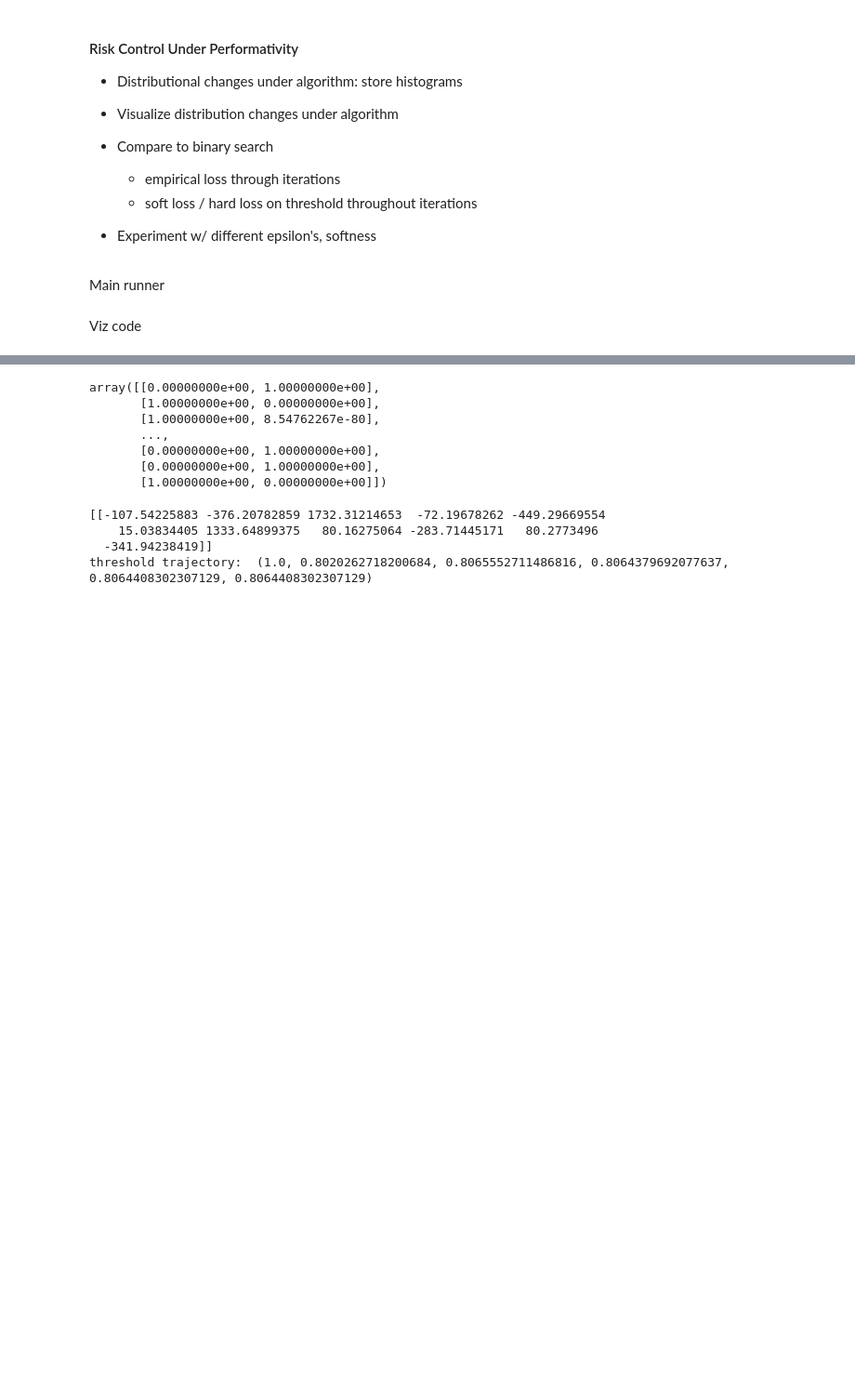
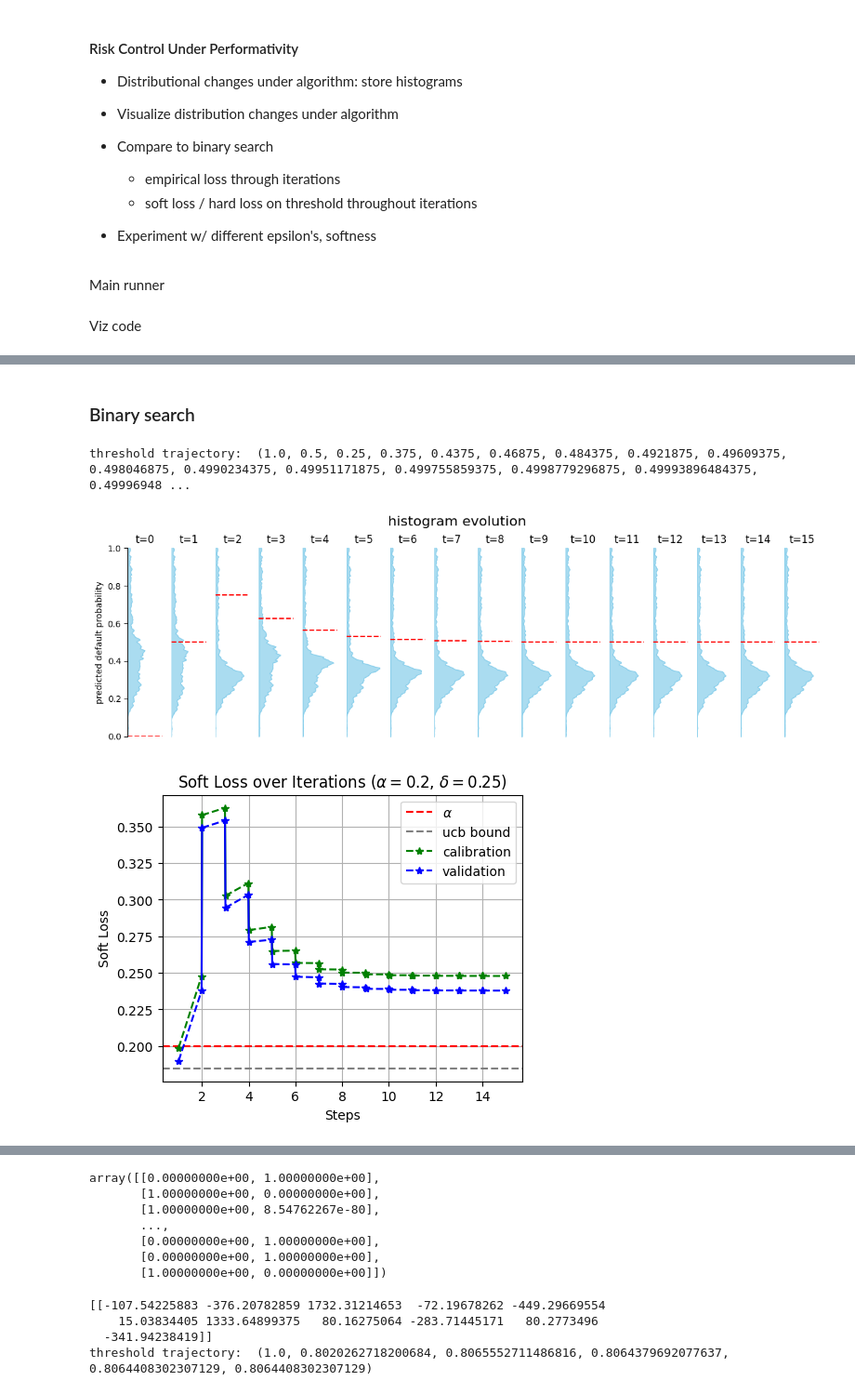
Before and after one commit to livctr/rcpp, a Jupyter notebook: credit-scoring/rcpp.ipynb, the cells around one changed output, grey strips where cells are left out. Shown at 93% size. Cells and saved outputs as stored; diff of their text form; code cells hidden in the pictures; blank space fills up the shorter version.

```diff
--- a/credit-scoring/rcpp.ipynb
+++ b/credit-scoring/rcpp.ipynb
@@ -215,6 +215,11 @@ def run_iters(soft_loss: SoftLoss, thresh_updater: ThreshUpdater, features_updat
     random_state: random seed for splitting data
     method: 'ubc' or 'bin_search'
     """
+
+    def get_loss_and_type_II_error(Y, Y_proba_iter, thresh):
+        loss = soft_loss(Y, Y_proba_iter, thresh)
+        t2_error = type_II_error(Y, Y_proba_iter > thresh)
+        return loss, t2_error
 
     thresh = thresh_init
 
@@ -245,20 +250,19 @@ def run_iters(soft_loss: SoftLoss, thresh_updater: ThreshUpdater, features_updat
 
         # Evaluate to get empirical risk on cal set and a proxy for population risk (using updated thresh)
         # Assume ground truth doesn't change
-        loss_val = soft_loss(Y_val, Y_val_proba_iter, thresh_new)
-        loss_cal = soft_loss(Y_cal, Y_cal_proba_iter, thresh_new)
-        type_II_error_val = type_II_error(Y_val, Y_val_proba_iter > thresh_new)
-        type_II_error_cal = type_II_error(Y_cal, Y_cal_proba_iter > thresh_new)
+        perf = {}
+        for t_, suffix_ in zip([thresh, thresh_new], ["", "_new"]):
+            perf["loss_cal" + suffix_], perf["t2_error_cal" + suffix_] = get_loss_and_type_II_error(Y_cal, Y_cal_proba_iter, t_)
+            perf["loss_val" + suffix_], perf["t2_error_val" + suffix_] = get_loss_and_type_II_error(Y_val, Y_val_proba_iter, t_)
 
-        thresh_updater.update_postdeploy(loss_cal > args.alpha)
+        thresh_updater.update_postdeploy(perf['loss_cal'] > args.alpha)
         thresh = thresh_new
 
         # Log
-        logger.update(iter+1,
-                      {"loss_val": loss_val, "loss_cal": loss_cal,
-                      "type_II_error_val": type_II_error_val, "type_II_error_cal": type_II_error_cal,
-                      "Y_cal_proba": Y_cal_proba_iter, "Y_val_proba": Y_val_proba_iter, "Y_cal": Y_cal, "Y_val": Y_val,
-                      "thresh": thresh})
+        log = {"Y_cal_proba": Y_cal_proba_iter, "Y_val_proba": Y_val_proba_iter, "Y_cal": Y_cal, "Y_val": Y_val,
+                "thresh": thresh}
+        log.update(perf)
+        logger.update(iter+1, log)
 
     return logger
 # %% [markdown]
@@ -408,0 +499,24 @@ def plot_histogram_evolution(logger, title='histogram evolution', window=(0, 1))
+# %% [markdown]
+### Binary search
+# %%
+args.loss_softness = 10
+args.epsilon = 100
+
+random_state = 100
+soft_loss = SoftLoss(args.loss_softness)
+thresh_updater = BinaryThreshUpdater(0, 1)
+features_updater = SoftUtilityFeaturesUpdater(model, strat_features, args.epsilon, utility_softness=args.utility_softness)
+results = run_iters(soft_loss, thresh_updater, features_updater, model,
+                    X_cv, Y_cv, args, random_state=random_state, total_iter=15)
+
+steps, Y_cal_proba = results.get_data("Y_cal_proba")
+_, Y_cal = results.get_data("Y_cal")
+_, threshs = results.get_data("thresh")
+print("threshold trajectory: ", threshs)
+
+plot_histogram_evolution(results, title='histogram evolution', window=(0,1))
+show_loss_over_iter(results, args.alpha, args.delta, n=len(Y_cal[0]))
+# %% [output]
+threshold trajectory:  (1.0, 0.5, 0.25, 0.375, 0.4375, 0.46875, 0.484375, 0.4921875, 0.49609375, 0.498046875, 0.4990234375, 0.49951171875, 0.499755859375, 0.4998779296875, 0.49993896484375, 0.49996948 ...
+[figure, added]
+[figure, added]
```
Also changed, not shown: parts of 11 cells of this notebook.
